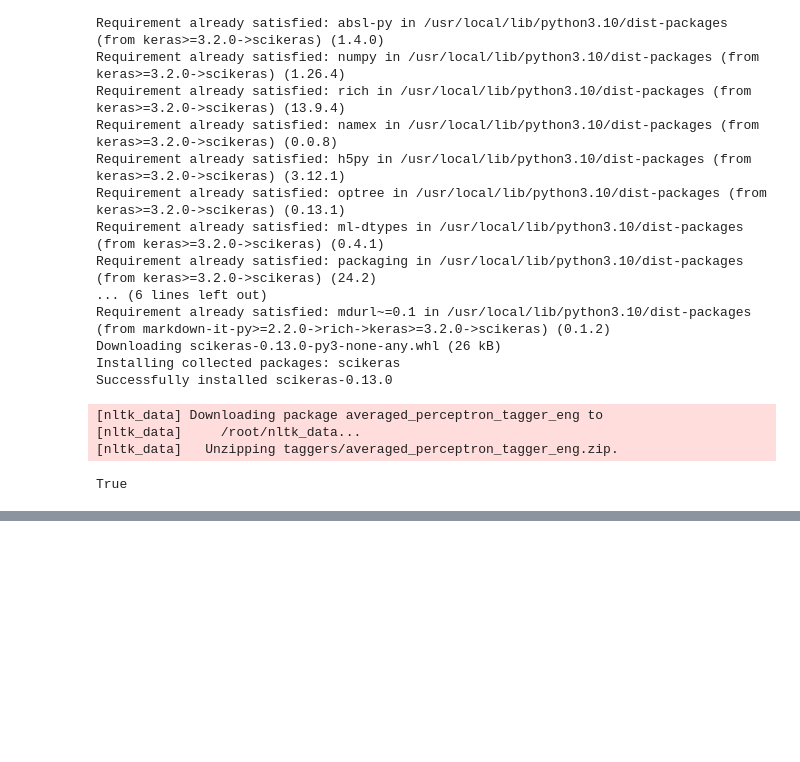
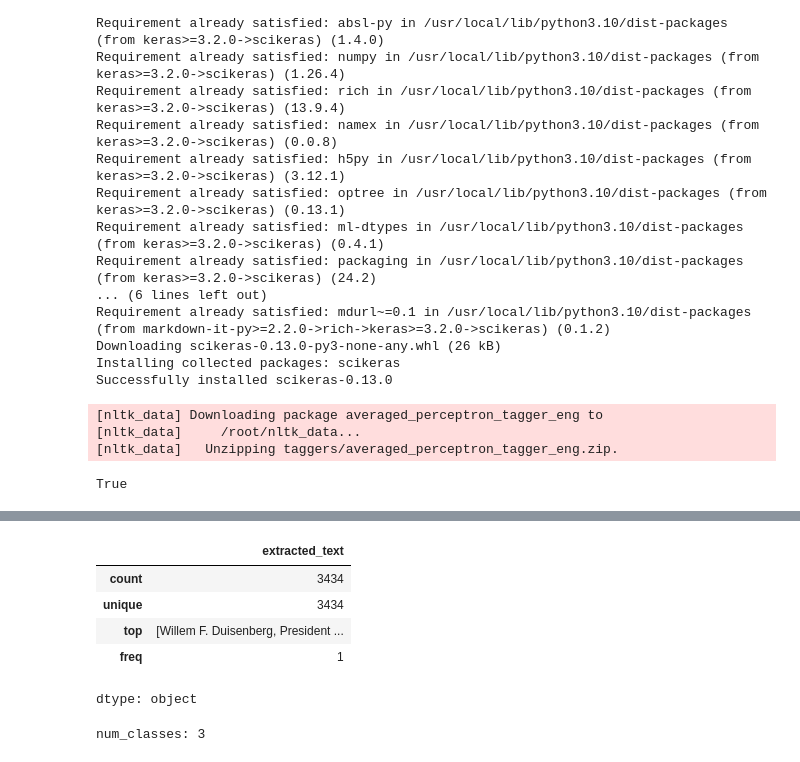
Before and after one commit to kubernetes-world/3666-ANLP-Predicting-ECB-Monetary-Policy, a Jupyter notebook: LSTM_2.ipynb, the cells around one changed output, grey strips where cells are left out. Cells and saved outputs as stored; diff of their text form; code cells hidden in the pictures; blank space fills up the shorter version.

```diff
--- a/LSTM_2.ipynb
+++ b/LSTM_2.ipynb
@@ -258,8 +176,0 @@ def train_model(df, model, saveto=None, cv=12, **kwargs):
-# %%
-from sklearn.model_selection import train_test_split
-
-X = tokenized_rate_speeches['extracted_text']
-y = tokenized_rate_speeches['Direction']
-
-# Split the data into train and test sets
-X_train, X_test, y_train, y_test = train_test_split(X, y, test_size=0.2, random_state=42)
@@ -275,3 +177,21 @@ class DebugTransformer(BaseEstimator, TransformerMixin):
+# %%
+from sklearn.model_selection import train_test_split
+from tensorflow.keras.utils import to_categorical
+
+def data_set(view):
+  X = view['extracted_text']
+  display(X.describe())
+
+  # view = rate_speeches[:doclen]
+  labels = view["Direction"].values
+  label_mapping = {label: idx for idx, label in enumerate(sorted(set(labels)))}
+  encoded_labels = np.array([label_mapping[label] for label in labels])
+
+  # convert to one-hot encoding
+  num_classes = len(label_mapping)
+  print(f"num_classes: {num_classes}")
+  y = to_categorical(encoded_labels, num_classes=num_classes)
+  return X, y, num_classes
 # %%
 !pip install scikeras
 # %% [output]
@@ -338,0 +271,13 @@ You can try to debug the error by setting error_score='raise'.
+# %%
+from sklearn.model_selection import cross_val_score, StratifiedKFold
+from joblib import Memory
+
+X, y, num_classes = data_set(rate_speeches)
+# %% [output]
+|  | extracted_text |
+| count | 3434 |
+| unique | 3434 |
+| top | [Willem F. Duisenberg, President ... |
+| freq | 1 |
+dtype: object
+num_classes: 3
```
Also changed, not shown: parts of 21 cells of this notebook.
